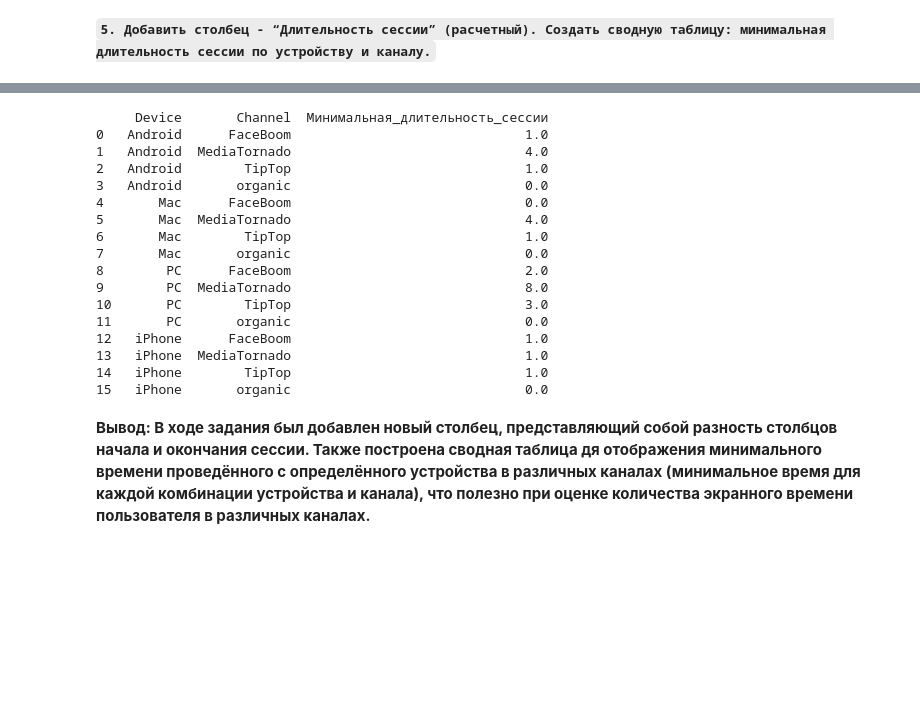
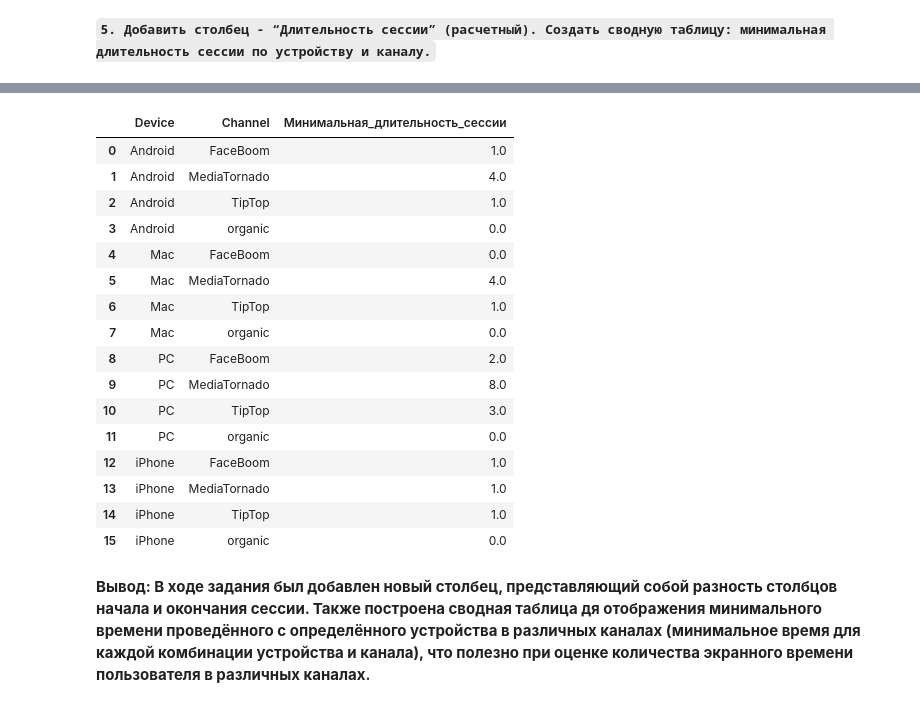
Before and after one commit to NotChelovec/Introduction_to_Data_Analysis, a Jupyter notebook: Lab1/Lab1_RyabovDS.ipynb, the cells around one changed output, grey strips where cells are left out. Cells and saved outputs as stored; diff of their text form; code cells hidden in the pictures; blank space fills up the shorter version.

```diff
--- a/Lab1/Lab1_RyabovDS.ipynb
+++ b/Lab1/Lab1_RyabovDS.ipynb
@@ -409,36 +428,36 @@ iPhone         65            30      79      249
 # %%
 # Добавление столбца с длительностью сессии (в минутах)
 df['Длительность_сессии'] = (df['Session_End'] - df['Session_Start']).dt.total_seconds() / 60
 
 # Создание сводной таблицы: минимальная длительность сессии по устройству и каналу
 pivot_table = df.pivot_table(
     index=['Device', 'Channel'],
     values='Длительность_сессии',
     aggfunc='min',
     fill_value=0
 ).reset_index()
 
 pivot_table = pivot_table.rename(columns={'Длительность_сессии': 'Минимальная_длительность_сессии'})
 
-print(pivot_table)
+display(pivot_table)
 # %% [output]
-     Device       Channel  Минимальная_длительность_сессии
-0   Android      FaceBoom                              1.0
-1   Android  MediaTornado                              4.0
-2   Android        TipTop                              1.0
-3   Android       organic                              0.0
-4       Mac      FaceBoom                              0.0
-5       Mac  MediaTornado                              4.0
-6       Mac        TipTop                              1.0
-7       Mac       organic                              0.0
-8        PC      FaceBoom                              2.0
-9        PC  MediaTornado                              8.0
-10       PC        TipTop                              3.0
-11       PC       organic                              0.0
-12   iPhone      FaceBoom                              1.0
-13   iPhone  MediaTornado                              1.0
-14   iPhone        TipTop                              1.0
-15   iPhone       organic                              0.0
+|  | Device | Channel | Минимальная_длительность_сессии |
+| 0 | Android | FaceBoom | 1.0 |
+| 1 | Android | MediaTornado | 4.0 |
+| 2 | Android | TipTop | 1.0 |
+| 3 | Android | organic | 0.0 |
+| 4 | Mac | FaceBoom | 0.0 |
+| 5 | Mac | MediaTornado | 4.0 |
+| 6 | Mac | TipTop | 1.0 |
+| 7 | Mac | organic | 0.0 |
+| 8 | PC | FaceBoom | 2.0 |
+| 9 | PC | MediaTornado | 8.0 |
+| 10 | PC | TipTop | 3.0 |
+| 11 | PC | organic | 0.0 |
+| 12 | iPhone | FaceBoom | 1.0 |
+| 13 | iPhone | MediaTornado | 1.0 |
+| 14 | iPhone | TipTop | 1.0 |
+| 15 | iPhone | organic | 0.0 |
 # %% [markdown]
 **Вывод: В ходе задания был добавлен новый столбец, представляющий собой разность столбцов начала и окончания сессии. Также построена сводная таблица дя отображения минимального времени проведённого с определённого устройства в различных каналах (минимальное время для каждой комбинации устройства и канала), что полезно при оценке количества экранного времени пользователя в различных каналах.**
 # %% [markdown]
```
Also changed, not shown: parts of 17 cells of this notebook.
